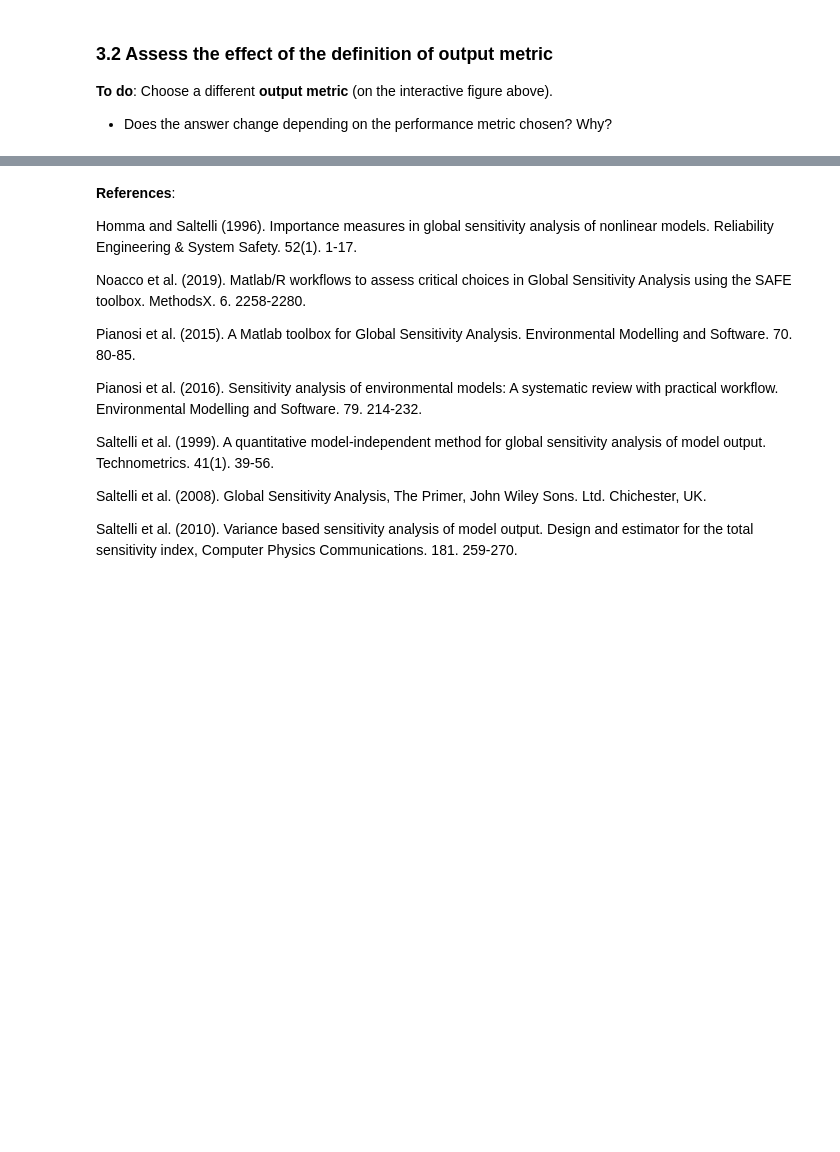
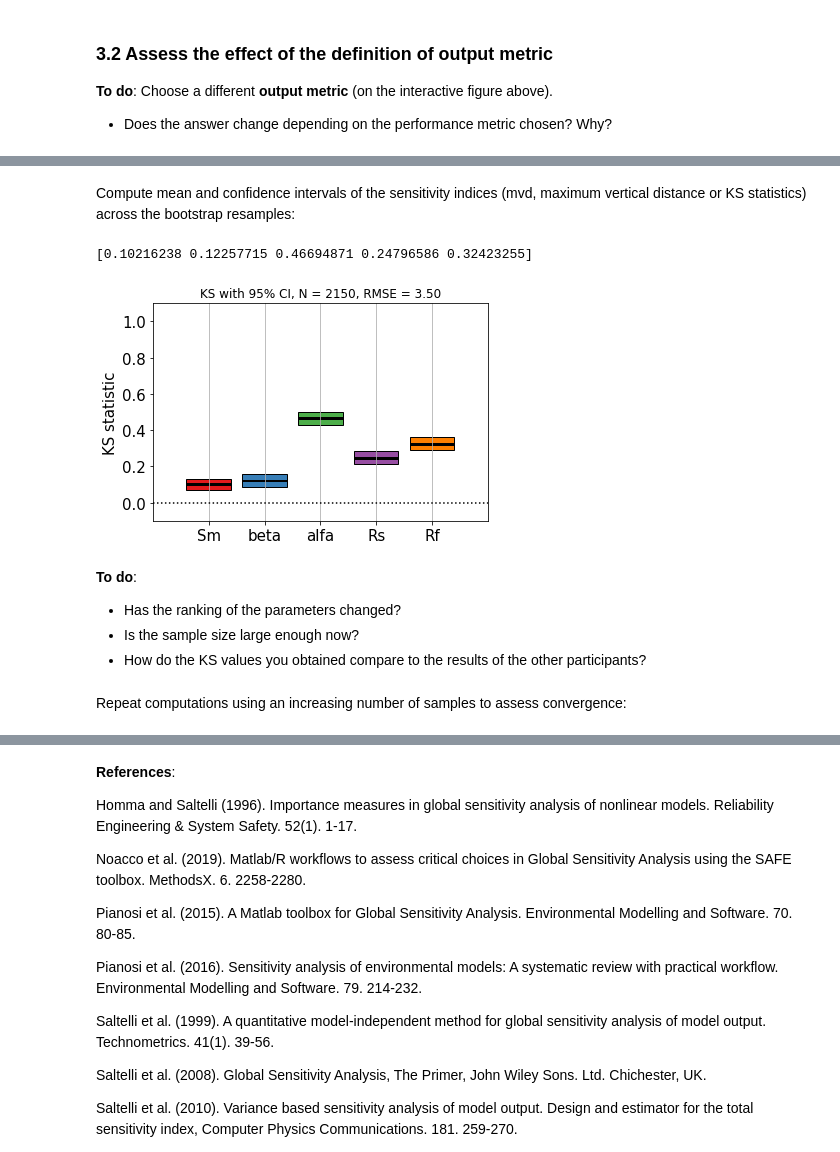
Before and after one commit to AndresPenuela/GSA-workshop, a Jupyter notebook: GSA_workflow_tutorial.ipynb, the cells around one changed output, grey strips where cells are left out. Cells and saved outputs as stored; diff of their text form; code cells hidden in the pictures; blank space fills up the shorter version.

```diff
--- a/GSA_workflow_tutorial.ipynb
+++ b/GSA_workflow_tutorial.ipynb
@@ -405,0 +500,24 @@ interactive(children=(Dropdown(description='metric', options=('RMSE', 'BIAS'), v
+# %% [markdown]
+Compute mean and confidence intervals of the sensitivity indices (mvd, maximum vertical distance or KS statistics) across the bootstrap resamples:
+# %%
+mvd_N2_m, mvd_N2_lb, mvd_N2_ub = aggregate_boot(mvd_N2, alfa=alfa) # shape (M,)
+
+# Check the bootstrap mean values of the KS statistic:
+print(mvd_N2_m)
+
+# Plot the sensitivity indices with their 95% confidence intervals:
+plt.figure()
+pf.boxplot1(mvd_N2_m, S_lb=mvd_N2_lb, S_ub=mvd_N2_ub, X_Labels=X_Labels, \
+            Y_Label='KS statistic')
+plt.title("KS with 95%% CI, N = %d" % N2 + ', ' + Y_Label + " = %2.2f" % threshold)
+plt.show()
+# %% [output]
+[0.10216238 0.12257715 0.46694871 0.24796586 0.32423255]
+[figure, added]
+# %% [markdown]
+**To do**:
+- Has the ranking of the parameters changed?
+- Is the sample size large enough now?
+- How do the KS values you obtained compare to the results of the other participants?
+# %% [markdown]
+Repeat computations using an increasing number of samples to assess convergence:
```
Also changed, not shown: parts of 42 cells of this notebook, 16 other files.
